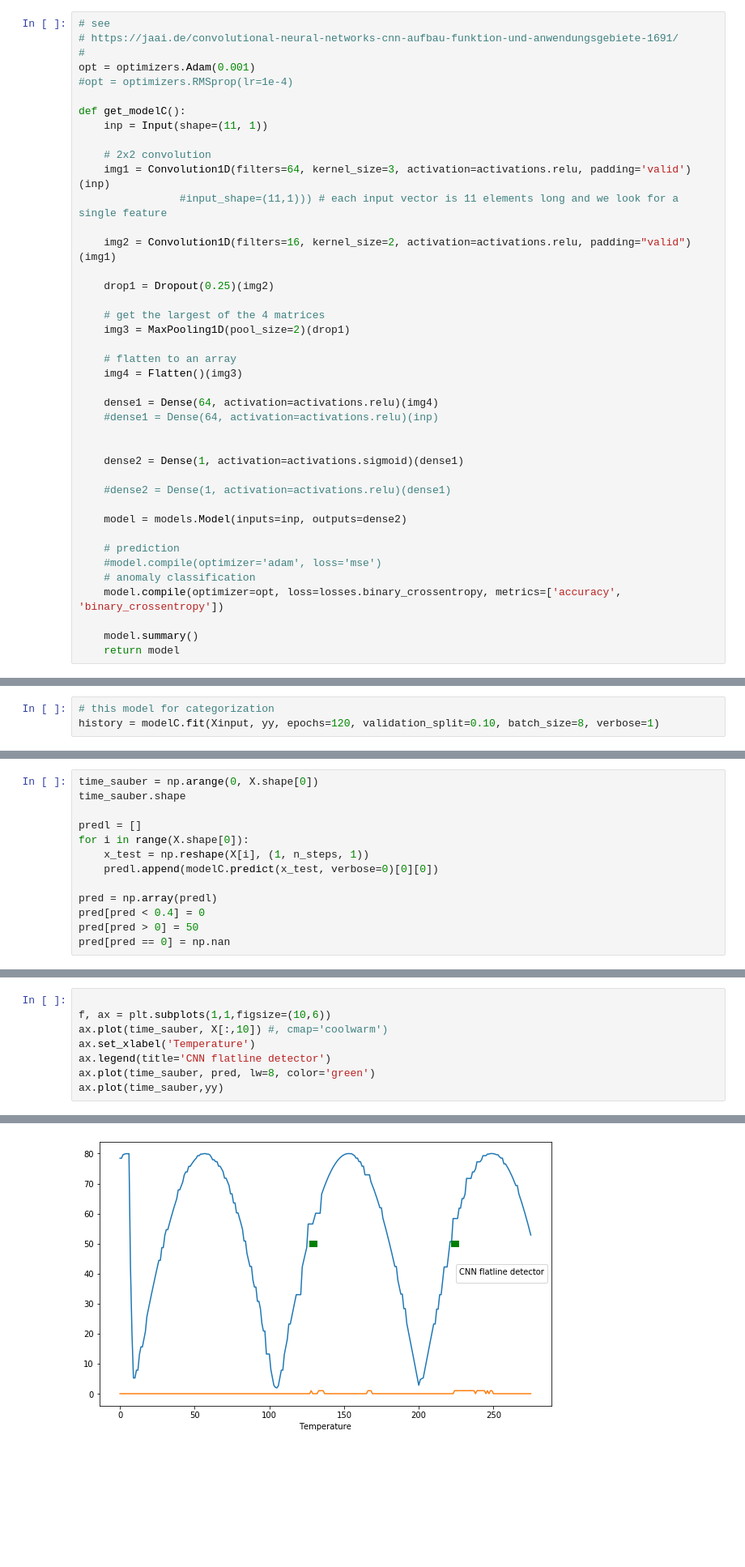
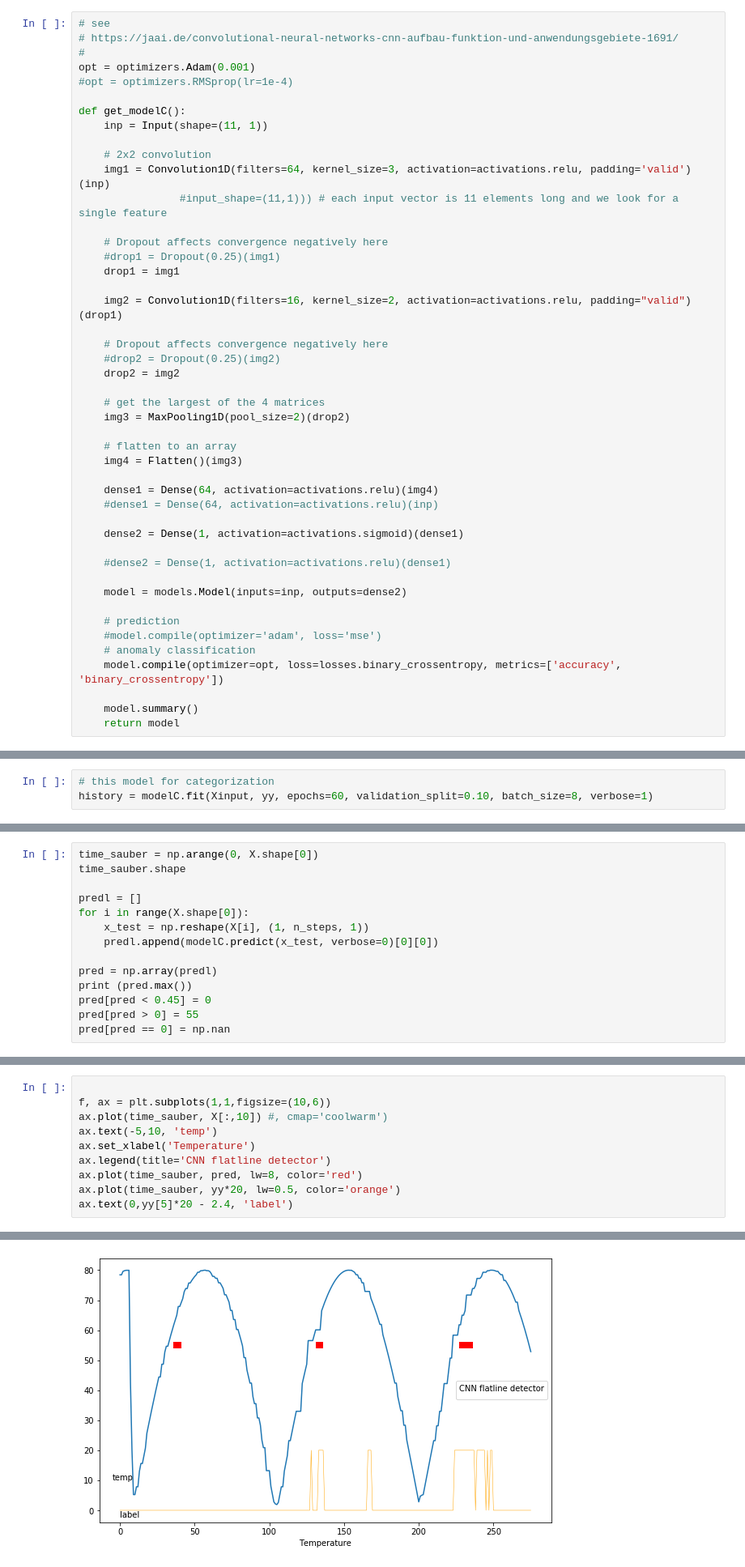
Before and after one commit to sedgewickmm18/mmfunctions, a Jupyter notebook: SpectralResidualCNN.ipynb, the cells around one changed output, grey strips where cells are left out. Shown: that part at 81% size. Saved outputs shown, nothing was run; the diff lists cells and outputs as text; blank space fills up the shorter version.

Commit message:
removed Dropout from the model

```diff
--- a/SpectralResidualCNN.ipynb
+++ b/SpectralResidualCNN.ipynb
@@ -546,19 +546,24 @@ def get_modelC():
     img1 = Convolution1D(filters=64, kernel_size=3, activation=activations.relu, padding='valid')(inp)
                 #input_shape=(11,1))) # each input vector is 11 elements long and we look for a single feature
 
-    img2 = Convolution1D(filters=16, kernel_size=2, activation=activations.relu, padding="valid")(img1)
+    # Dropout affects convergence negatively here
+    #drop1 = Dropout(0.25)(img1)
+    drop1 = img1
 
-    drop1 = Dropout(0.25)(img2)
+    img2 = Convolution1D(filters=16, kernel_size=2, activation=activations.relu, padding="valid")(drop1)
+
+    # Dropout affects convergence negatively here
+    #drop2 = Dropout(0.25)(img2)
+    drop2 = img2
 
     # get the largest of the 4 matrices
-    img3 = MaxPooling1D(pool_size=2)(drop1)
+    img3 = MaxPooling1D(pool_size=2)(drop2)
 
     # flatten to an array
     img4 = Flatten()(img3)
 
     dense1 = Dense(64, activation=activations.relu)(img4)
     #dense1 = Dense(64, activation=activations.relu)(inp)
-
 
     dense2 = Dense(1, activation=activations.sigmoid)(dense1)
 
@@ -595,6 +600,6 @@ Non-trainable params: 0
 _________________________________________________________________
 # %%
 # this model for categorization
-history = modelC.fit(Xinput, yy, epochs=120, validation_split=0.10, batch_size=8, verbose=1)
+history = modelC.fit(Xinput, yy, epochs=60, validation_split=0.10, batch_size=8, verbose=1)
 # %% [output]
 Train on 248 samples, validate on 28 samples
@@ -644,6 +649,7 @@ for i in range(X.shape[0]):
     predl.append(modelC.predict(x_test, verbose=0)[0][0])
 
 pred = np.array(predl)
-pred[pred < 0.4] = 0
-pred[pred > 0] = 50
+print (pred.max())
+pred[pred < 0.45] = 0
+pred[pred > 0] = 55
 pred[pred == 0] = np.nan
@@ -671,9 +659,11 @@ predl
 
 f, ax = plt.subplots(1,1,figsize=(10,6))
 ax.plot(time_sauber, X[:,10]) #, cmap='coolwarm')
+ax.text(-5,10, 'temp')
 ax.set_xlabel('Temperature')
 ax.legend(title='CNN flatline detector')
-ax.plot(time_sauber, pred, lw=8, color='green')
-ax.plot(time_sauber,yy)
+ax.plot(time_sauber, pred, lw=8, color='red')
+ax.plot(time_sauber, yy*20, lw=0.5, color='orange')
+ax.text(0,yy[5]*20 - 2.4, 'label')
 # %% [output]
 No handles with labels found to put in legend.
@@ -681 +671 @@ No handles with labels found to put in legend.
-[figure, old version]
+[figure, new version]
```
Also changed, not shown: parts of 6 cells of this notebook.
